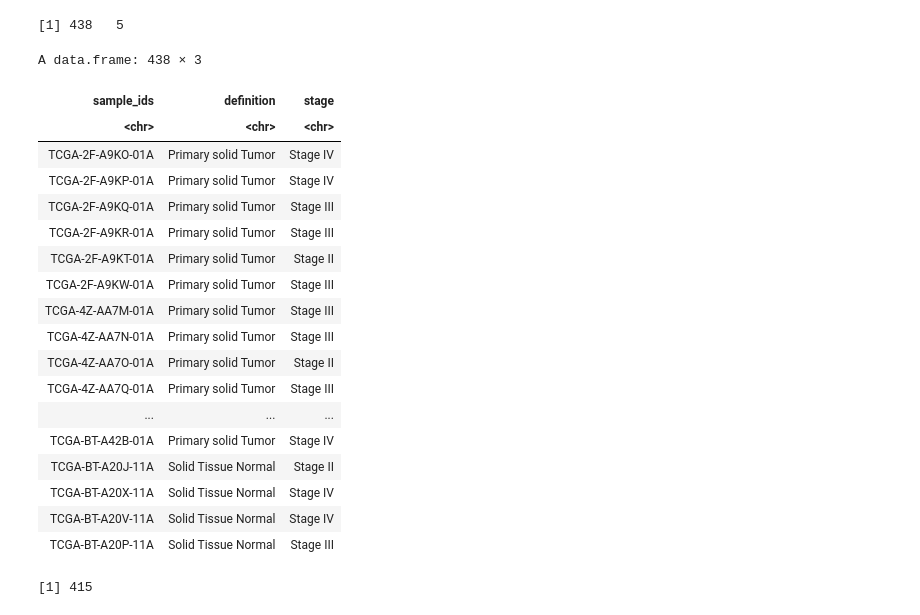
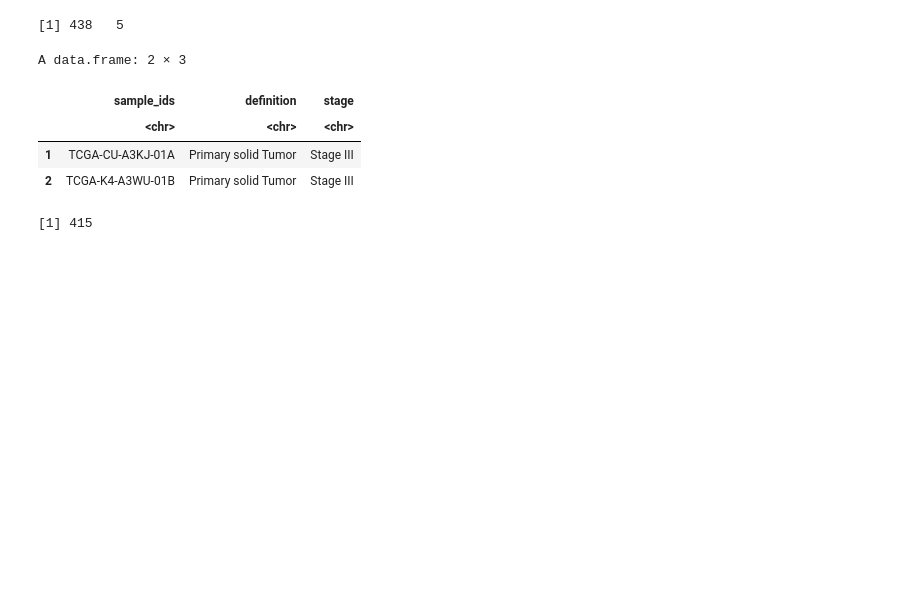
Before and after one commit to TheodosisL/Bioinformatics, a Jupyter notebook: tcga.ipynb, the cells around one changed output. Saved outputs shown, nothing was run; the diff lists cells and outputs as text; code cells hidden in the pictures; blank space fills up the shorter version.

```diff
--- a/tcga.ipynb
+++ b/tcga.ipynb
@@ -2367,27 +2419,13 @@ saveRDS(combined_df, file="info_df.rds")
 # %%
 info_df <- readRDS("info_df.rds")
 # %%
-info_df
+head(info_df, 2)
 # %% [output]
-A data.frame: 438 × 3
+A data.frame: 2 × 3
-| sample_ids | definition | stage |
-| <chr> | <chr> | <chr> |
-| TCGA-2F-A9KO-01A | Primary solid Tumor | Stage IV |
-| TCGA-2F-A9KP-01A | Primary solid Tumor | Stage IV |
-| TCGA-2F-A9KQ-01A | Primary solid Tumor | Stage III |
-| TCGA-2F-A9KR-01A | Primary solid Tumor | Stage III |
-| TCGA-2F-A9KT-01A | Primary solid Tumor | Stage II |
-| TCGA-2F-A9KW-01A | Primary solid Tumor | Stage III |
-| TCGA-4Z-AA7M-01A | Primary solid Tumor | Stage III |
-| TCGA-4Z-AA7N-01A | Primary solid Tumor | Stage III |
-| TCGA-4Z-AA7O-01A | Primary solid Tumor | Stage II |
-| TCGA-4Z-AA7Q-01A | Primary solid Tumor | Stage III |
-| ... | ... | ... |
-| TCGA-BT-A42B-01A | Primary solid Tumor | Stage IV |
-| TCGA-BT-A20J-11A | Solid Tissue Normal | Stage II |
-| TCGA-BT-A20X-11A | Solid Tissue Normal | Stage IV |
-| TCGA-BT-A20V-11A | Solid Tissue Normal | Stage IV |
-| TCGA-BT-A20P-11A | Solid Tissue Normal | Stage III |
+|  | sample_ids | definition | stage |
+|  | <chr> | <chr> | <chr> |
+| 1 | TCGA-CU-A3KJ-01A | Primary solid Tumor | Stage III |
+| 2 | TCGA-K4-A3WU-01B | Primary solid Tumor | Stage III |
 # %%
 length(which(info_df[,2] %in% "Primary solid Tumor"))
 length(which(info_df[,2] %in% "Solid Tissue Normal"))
```
Also changed, not shown: parts of 42 cells of this notebook.
